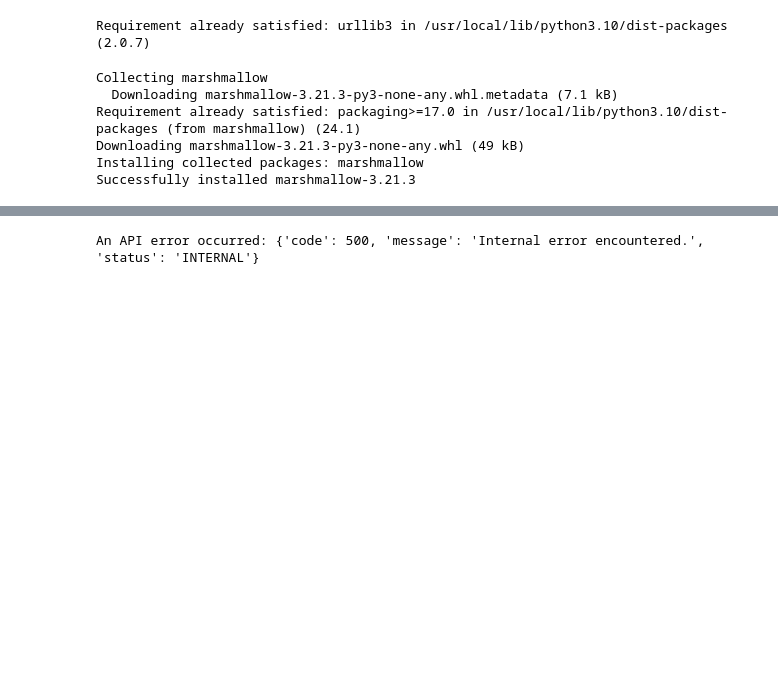
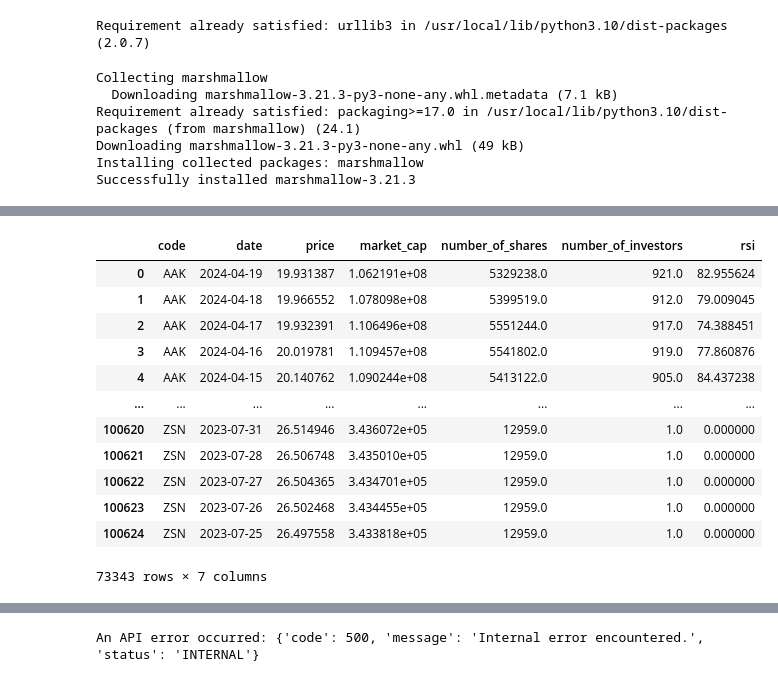
Before and after one commit to ozturkergin/ozturkergin, a Jupyter notebook: TEFAS_PowerBI_Import_v3.ipynb, the cells around one changed output, grey strips where cells are left out. Cells and saved outputs as stored; diff of their text form; code cells hidden in the pictures; blank space fills up the shorter version.

```diff
--- a/TEFAS_PowerBI_Import_v3.ipynb
+++ b/TEFAS_PowerBI_Import_v3.ipynb
@@ -368,0 +387,24 @@ fon_table
+# %%
+fetched_data_new = fetched_data.copy()
+
+# Drop the 'fonunvantip' column
+fetched_data_new = fetched_data_new.drop(['fonunvantip','title'], axis=1)
+
+# Keep only the first record for each repeating 'fonunvantip'
+fetched_data_new = fetched_data_new.drop_duplicates(subset=['code','date'], keep='first')
+# %%
+fetched_data_new
+# %% [output]
+|  | code | date | price | market_cap | number_of_shares | number_of_investors | rsi |
+| 0 | AAK | 2024-04-19 | 19.931387 | 1.062191e+08 | 5329238.0 | 921.0 | 82.955624 |
+| 1 | AAK | 2024-04-18 | 19.966552 | 1.078098e+08 | 5399519.0 | 912.0 | 79.009045 |
+| 2 | AAK | 2024-04-17 | 19.932391 | 1.106496e+08 | 5551244.0 | 917.0 | 74.388451 |
+| 3 | AAK | 2024-04-16 | 20.019781 | 1.109457e+08 | 5541802.0 | 919.0 | 77.860876 |
+| 4 | AAK | 2024-04-15 | 20.140762 | 1.090244e+08 | 5413122.0 | 905.0 | 84.437238 |
+| ... | ... | ... | ... | ... | ... | ... | ... |
+| 100620 | ZSN | 2023-07-31 | 26.514946 | 3.436072e+05 | 12959.0 | 1.0 | 0.000000 |
+| 100621 | ZSN | 2023-07-28 | 26.506748 | 3.435010e+05 | 12959.0 | 1.0 | 0.000000 |
+| 100622 | ZSN | 2023-07-27 | 26.504365 | 3.434701e+05 | 12959.0 | 1.0 | 0.000000 |
+| 100623 | ZSN | 2023-07-26 | 26.502468 | 3.434455e+05 | 12959.0 | 1.0 | 0.000000 |
+| 100624 | ZSN | 2023-07-25 | 26.497558 | 3.433818e+05 | 12959.0 | 1.0 | 0.000000 |
+73343 rows × 7 columns
```
Also changed, not shown: parts of 5 cells of this notebook.
